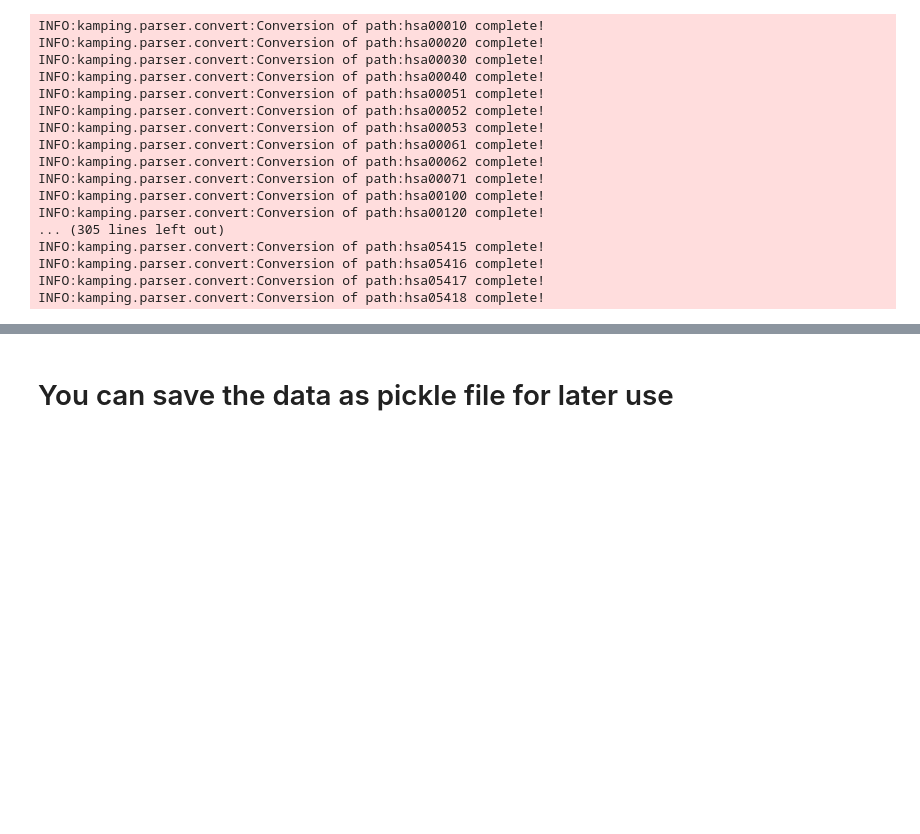
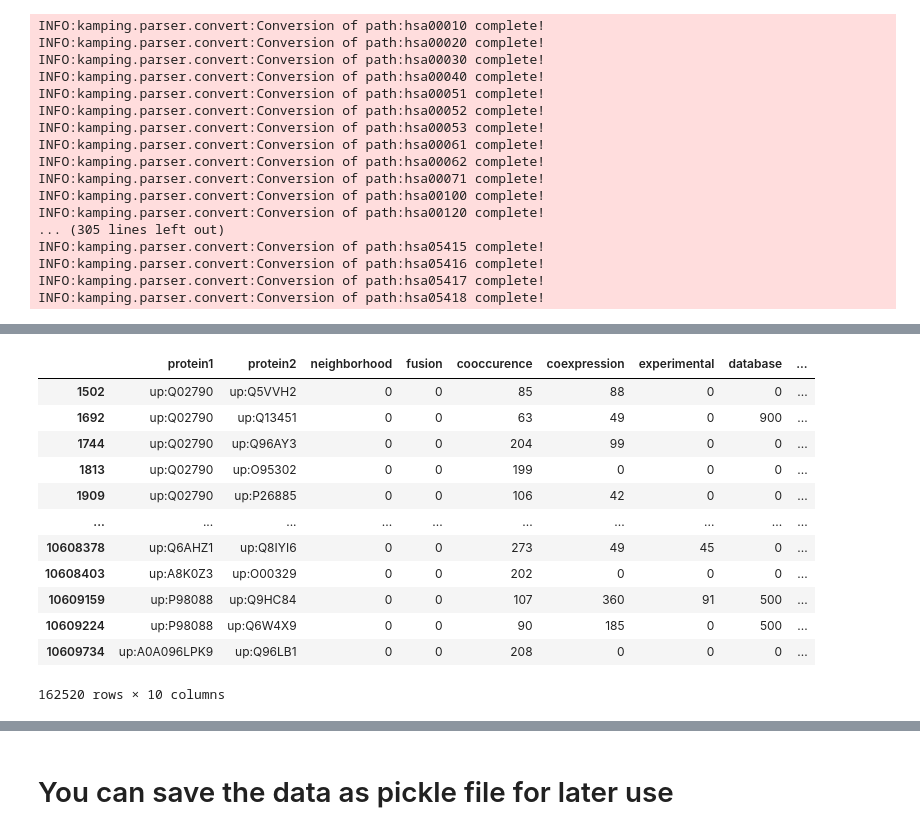
Before and after one commit to FDUguchunhui/KAMPING, a Jupyter notebook: notebooks/get_data.ipynb, the cells around one changed output, grey strips where cells are left out. Saved outputs shown, nothing was run; the diff lists cells and outputs as text; code cells hidden in the pictures; blank space fills up the shorter version.

```diff
--- a/notebooks/get_data.ipynb
+++ b/notebooks/get_data.ipynb
@@ -90,10 +133,25 @@ len(embeddings)
 # %%
 import pandas as pd
-string_data = pd.read_csv("../data/9606.protein.links.v12.0-translated.csv", usecols=['protein1', 'protein2', 'combined_score'])
-string_data = string_data[string_data['combined_score'] > 400]
+string_data = pd.read_csv("../data/9606.protein.links.v12.0-translated.csv")
+string_data = string_data[string_data['cooccurence'] > 0 & (string_data['cooccurence'] < 100)]
 # add "up:" prefix to the protein id
 string_data['protein1'] = 'up:' + string_data['protein1']
 string_data['protein2'] = 'up:' + string_data['protein2']
+string_data
+# %% [output]
+|  | protein1 | protein2 | neighborhood | fusion | cooccurence | coexpression | experimental | database | ... |
+| 1502 | up:Q02790 | up:Q5VVH2 | 0 | 0 | 85 | 88 | 0 | 0 | ... |
+| 1692 | up:Q02790 | up:Q13451 | 0 | 0 | 63 | 49 | 0 | 900 | ... |
+| 1744 | up:Q02790 | up:Q96AY3 | 0 | 0 | 204 | 99 | 0 | 0 | ... |
+| 1813 | up:Q02790 | up:O95302 | 0 | 0 | 199 | 0 | 0 | 0 | ... |
+| 1909 | up:Q02790 | up:P26885 | 0 | 0 | 106 | 42 | 0 | 0 | ... |
+| ... | ... | ... | ... | ... | ... | ... | ... | ... | ... |
+| 10608378 | up:Q6AHZ1 | up:Q8IYI6 | 0 | 0 | 273 | 49 | 45 | 0 | ... |
+| 10608403 | up:A8K0Z3 | up:O00329 | 0 | 0 | 202 | 0 | 0 | 0 | ... |
+| 10609159 | up:P98088 | up:Q9HC84 | 0 | 0 | 107 | 360 | 91 | 500 | ... |
+| 10609224 | up:P98088 | up:Q6W4X9 | 0 | 0 | 90 | 185 | 0 | 500 | ... |
+| 10609734 | up:A0A096LPK9 | up:Q96LB1 | 0 | 0 | 208 | 0 | 0 | 0 | ... |
+162520 rows × 10 columns
 # %%
 # use the df to create a list of tuples
 additional_edges = list(string_data.itertuples(index=False, name=None))
```
Also changed, not shown: parts of 16 cells of this notebook, 5 other files.
